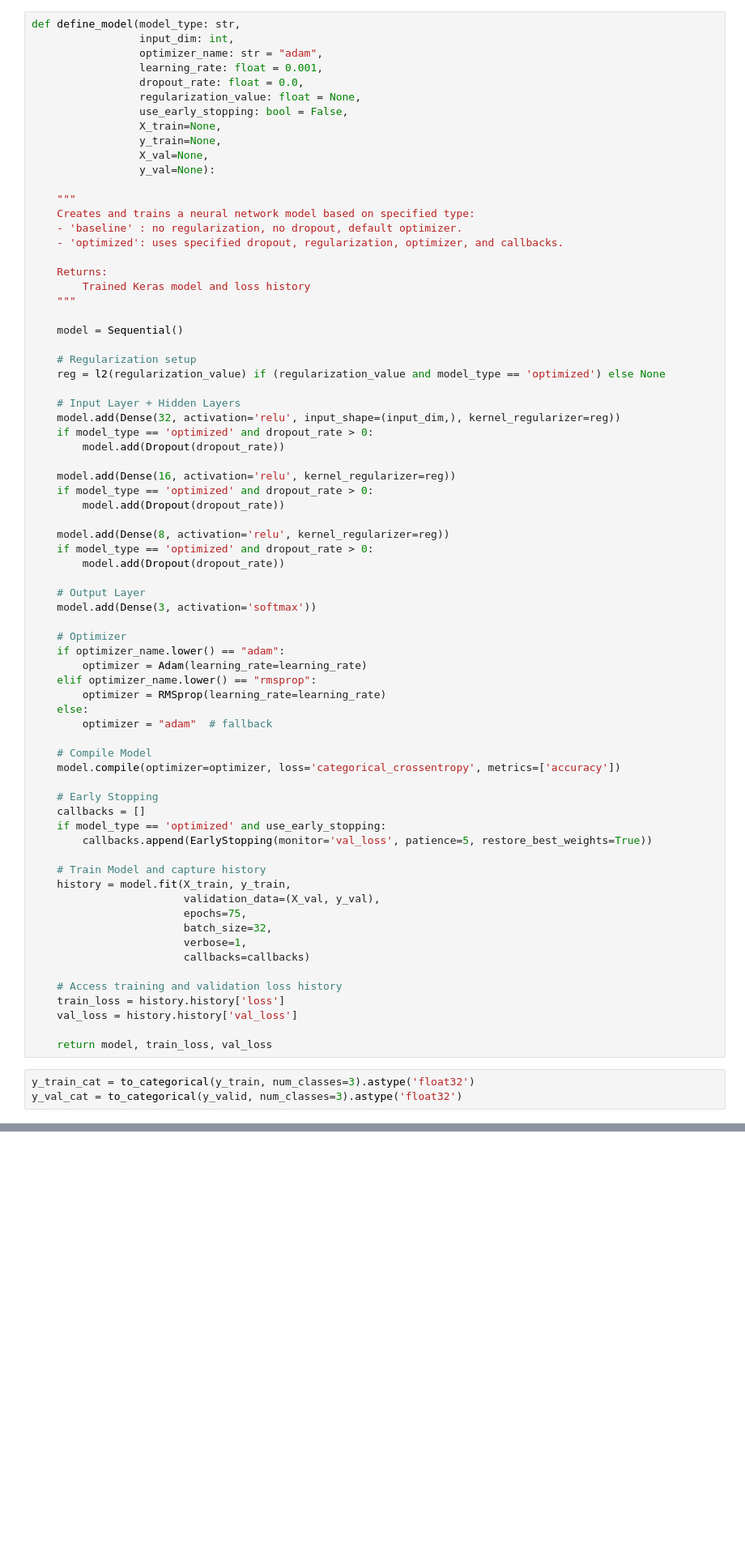
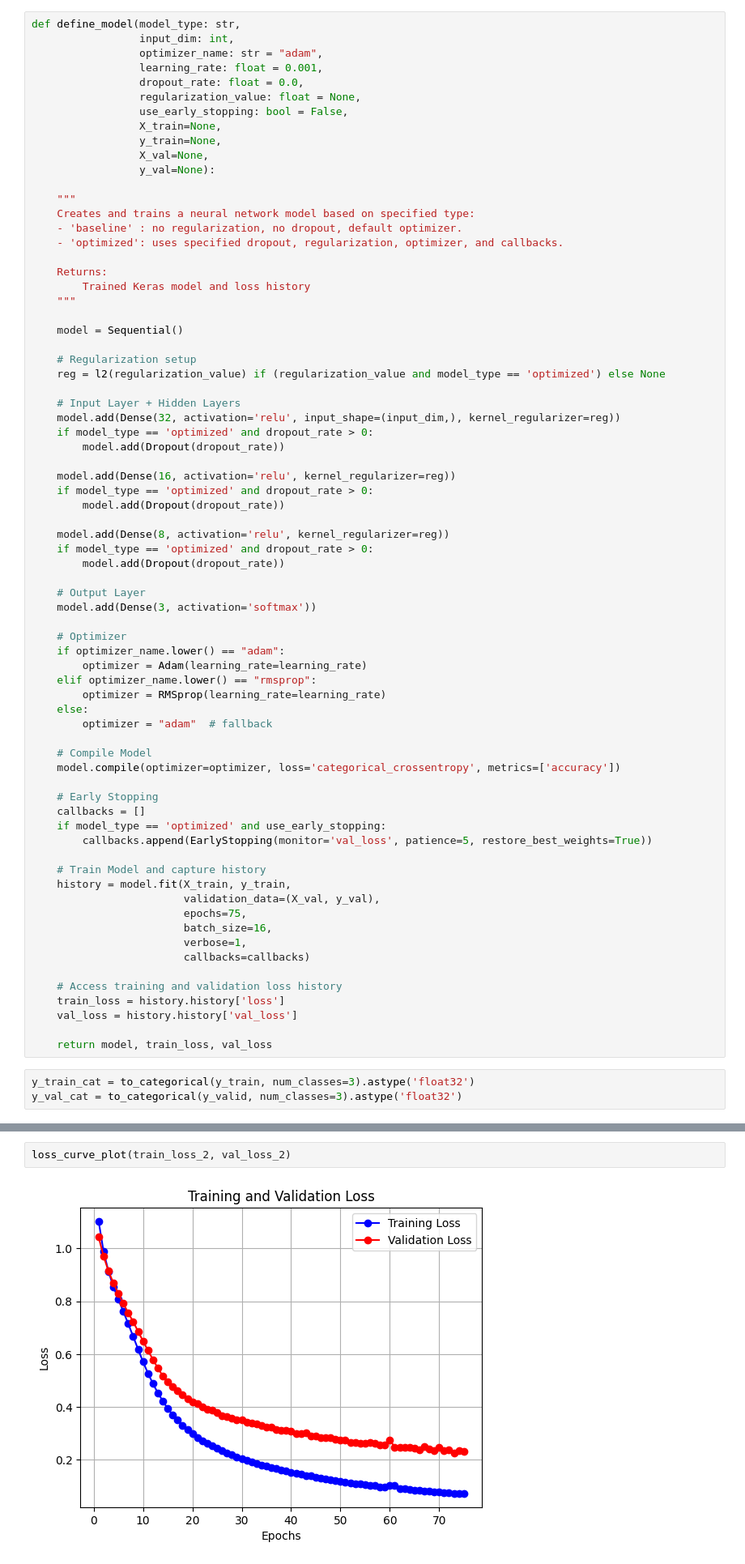
Before and after one commit to O-keita/LearnSight, a Jupyter notebook: notebook.ipynb, the cells around one changed output, grey strips where cells are left out. Shown: that part at 81% size. Cells and saved outputs as stored; diff of their text form; blank space fills up the shorter version.

```diff
--- a/notebook.ipynb
+++ b/notebook.ipynb
@@ -308,7 +320,7 @@ def define_model(model_type: str,
     history = model.fit(X_train, y_train,
                         validation_data=(X_val, y_val),
                         epochs=75,
-                        batch_size=32,
+                        batch_size=16,
                         verbose=1,
                         callbacks=callbacks)
 
@@ -366,3 +425,7 @@ loss_curve_plot(train_loss, val_loss)
+# %%
+loss_curve_plot(train_loss_2, val_loss_2)
+# %% [output]
+[figure, added]
 # %% [markdown]
 # SECTION 2: Optimization and Regularization Combinations
 At this point you should now create models that combine various optimization techniques
```
Also changed, not shown: parts of 24 cells of this notebook.
